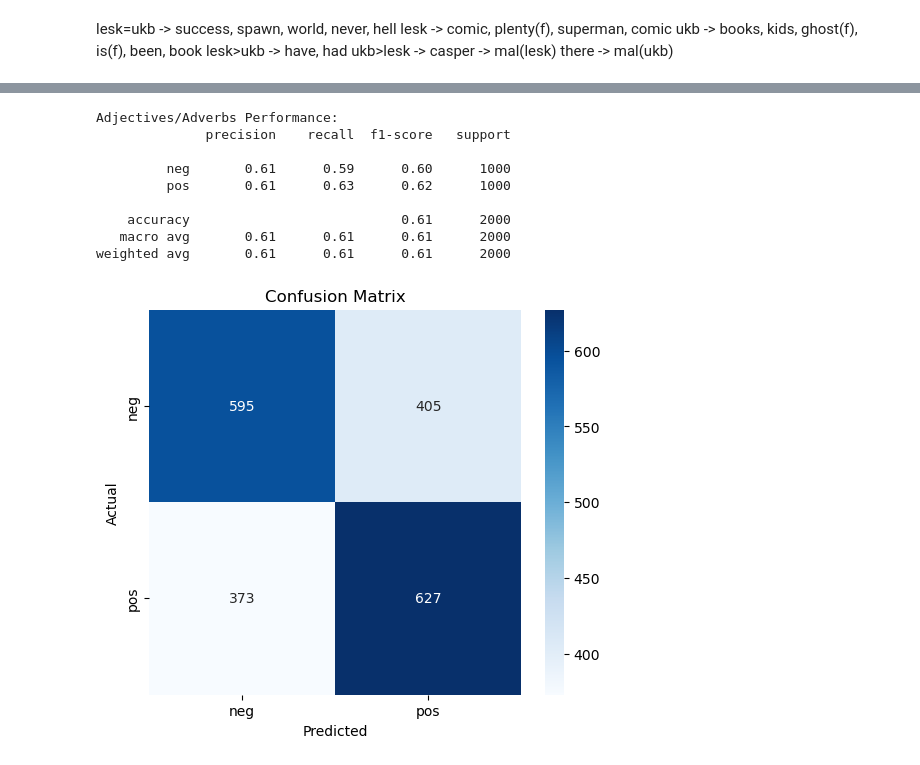
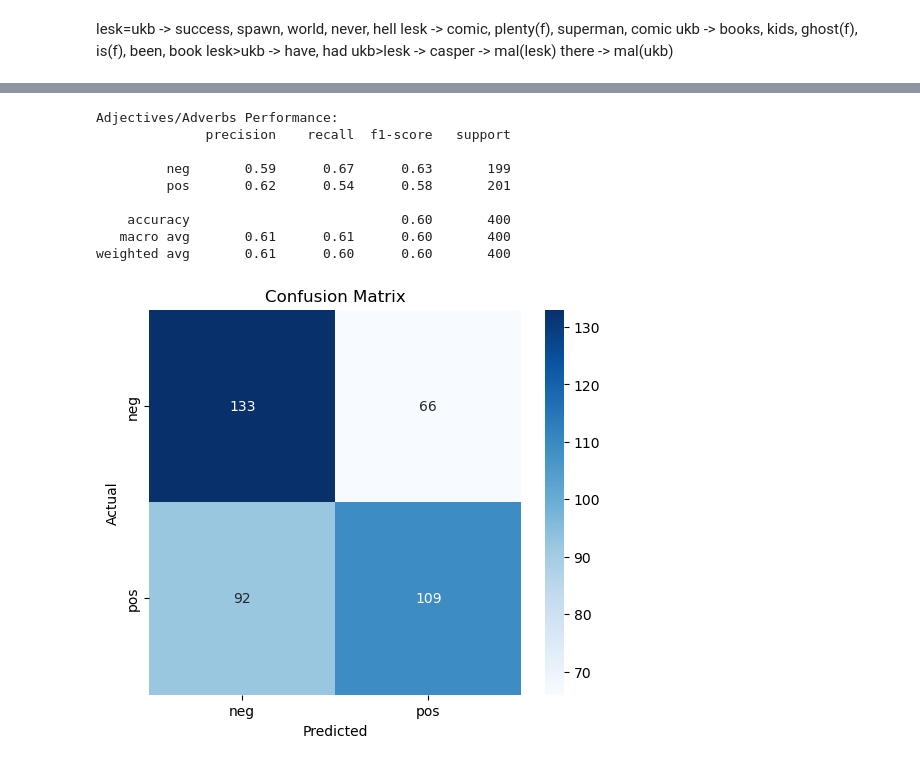
Before and after one commit to dz2pz/PLH-Deteccio-Opinions, a Jupyter notebook: Detecció d'opinions.ipynb, the cells around one changed output, grey strips where cells are left out. Saved outputs shown, nothing was run; the diff lists cells and outputs as text; code cells hidden in the pictures.

```diff
--- a/Detecció d'opinions.ipynb
+++ b/Detecció d'opinions.ipynb
@@ -374,7 +341,0 @@ weighted avg       0.84      0.84      0.84       400
-# %%
-X_train, X_test, y_train, y_test = train_test_split(X, y, test_size=0.2, random_state=42)
-
-vectorizer = CountVectorizer(max_features=5000)
-vectorizer.fit_transform(X_train)
-for i in vectorizer.get_feature_names_out():
-    print(i, end=" ")
@@ -461,5 +426,5 @@ def lemmatize(p):
 # %%
-frase = mr.raw(mr.fileids('pos')[:2][0]).split("\n")[0] # Lesk
+frase = movie_reviews.raw(movie_reviews.fileids('pos')[:2][0]).split("\n")[0] # Lesk
 words = nltk.word_tokenize(frase, language='english')
 tags = nltk.pos_tag(words)
 resultat_lesk = []
@@ -554,27 +465,31 @@ ukb>lesk ->
 casper -> mal(lesk)
 there -> mal(ukb)
 # %%
-def get_sentiment_from_synset(synset):
+def opinio_diferencia(synset):
     if synset:
         senti_synset = swn.senti_synset(synset.name())
         return senti_synset.pos_score() - senti_synset.neg_score()
     return 0.0  # Si no trobem cap synset, retornem un sentiment neutral
 
-def analyze_review_sentiment(review, accepted = ["n", "v", "r", "a"], pesos = {"n": 1, "v": 1, "r": 1, "a": 1}):
+def opinio_diferencia_cuadrada(synset):
+    if synset:
+        senti_synset = swn.senti_synset(synset.name())
+        return senti_synset.pos_score()**2 - senti_synset.neg_score()**2
+    return 0.0  # Si no trobem cap synset, retornem un sentiment neutral
+
+def analyze_review_sentiment(review, accepted = ["n", "v", "r", "a"], calc_opinio = opinio_diferencia, filtre = 0):
     sentiment_score = 0.0
 
     words = nltk.word_tokenize(review, language='english')
     tags = nltk.pos_tag(words)
+
     for pair in tags:
         lem = lemmatize(pair)
         if lem[1] != None and lem[1] in accepted:
             synset = nltk.wsd.lesk(review, *lem)
-            sentiment_score += pesos[lem[1]]*get_sentiment_from_synset(synset)
+            c = calc_opinio(synset)
+            sentiment_score += c if c >= filtre else 0
 
-    # Determinem el sentiment global de la ressenya
-    if sentiment_score >= 0:
-        return "pos"
-    else:
-        return "neg"
+    return "pos" if sentiment_score >= 0 else "neg"
 # %%
 # Extraem les etiquetes reals i les prediccions
@@ -604,27 +508,27 @@ weighted avg       0.61      0.61      0.61      2000
 # %%
 # Extraem les etiquetes reals i les prediccions
-y_pred = [analyze_review_sentiment(review, accepted = ["n", "a", "r"], pesos = {"n": 0.2, "v": 1, "r": 0.3, "a": 0.5}) for review in [doc[0] for doc in documents]]
+y_pred = [analyze_review_sentiment(review, ["n", "a", "r"], calc_opinio = opinio_diferencia) for review in X_test]
 
 print("Adjectives/Adverbs Performance:")
-print(classification_report(y, y_pred, zero_division=0))
+print(classification_report(y_test, y_pred, zero_division=0))
 
-cm = confusion_matrix(y, y_pred)
+cm = confusion_matrix(y_test, y_pred)
 plt.figure(figsize=(6, 5))
 sns.heatmap(cm, annot=True, fmt="d", cmap="Blues", xticklabels=set(y_pred), yticklabels=set(y_pred))
 plt.xlabel('Predicted')
 plt.ylabel('Actual')
 plt.title('Confusion Matrix')
 plt.show()
 # %% [output]
 Adjectives/Adverbs Performance:
               precision    recall  f1-score   support
 
-         neg       0.61      0.59      0.60      1000
-         pos       0.61      0.63      0.62      1000
+         neg       0.59      0.67      0.63       199
+         pos       0.62      0.54      0.58       201
 
-    accuracy                           0.61      2000
-   macro avg       0.61      0.61      0.61      2000
-weighted avg       0.61      0.61      0.61      2000
+    accuracy                           0.60       400
+   macro avg       0.61      0.61      0.60       400
+weighted avg       0.61      0.60      0.60       400
-[figure, old version]
+[figure, new version]
 # %%
 # Extraem les etiquetes reals i les prediccions
```
Also changed, not shown: parts of 22 cells of this notebook.
